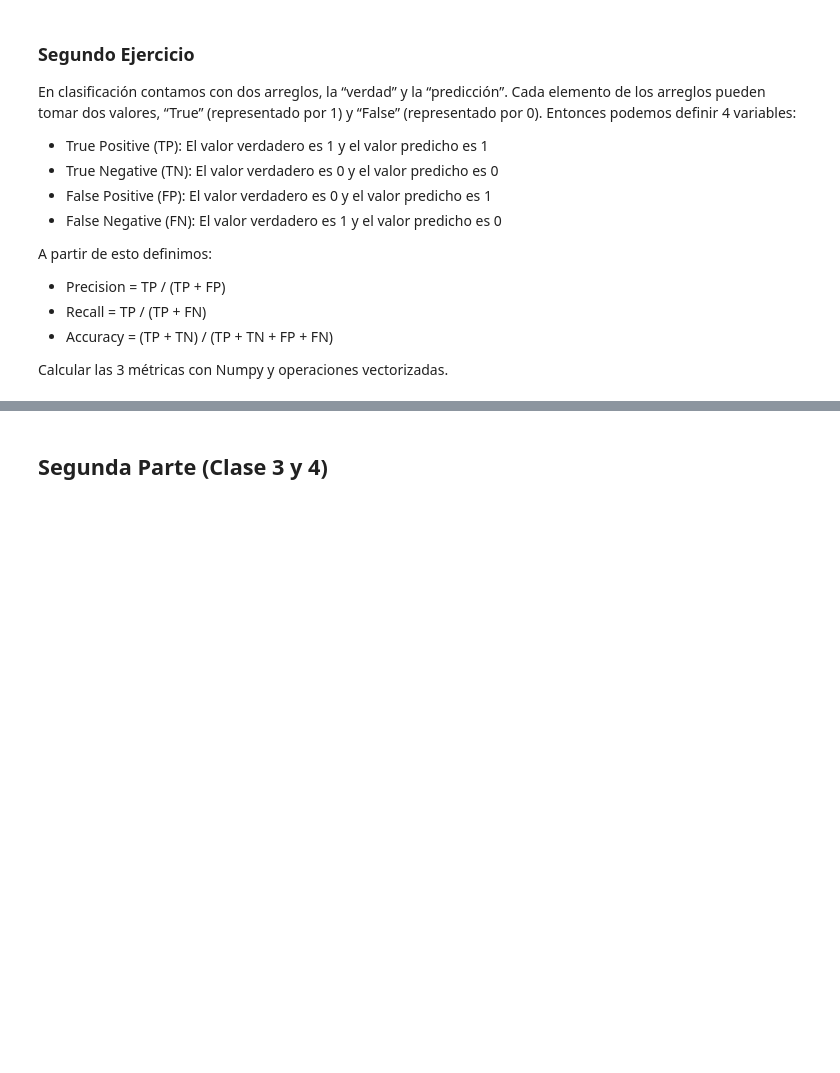
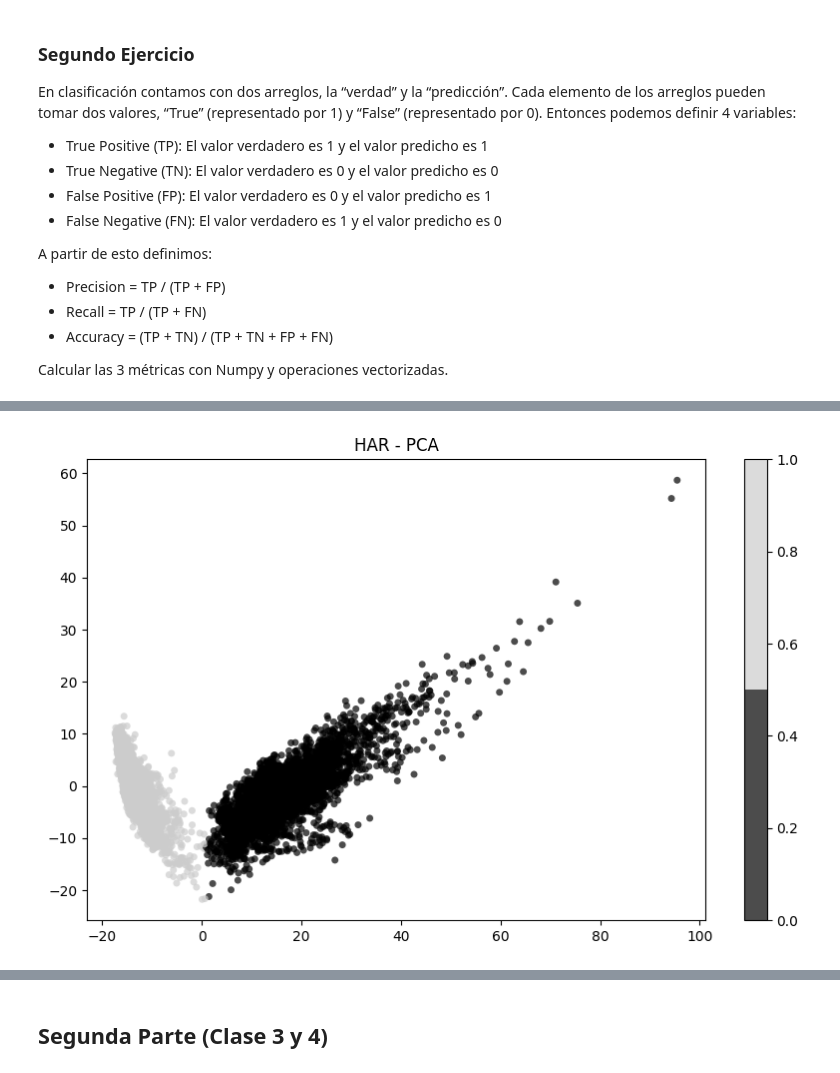
Before and after one commit to FIUBA-Posgrado-Inteligencia-Artificial/intro_ia, a Jupyter notebook: tp_integrador_enunciado/tp_integrador.ipynb, the cells around one changed output, grey strips where cells are left out. Cells and saved outputs as stored; diff of their text form; code cells hidden in the pictures; blank space fills up the shorter version.

```diff
--- a/tp_integrador_enunciado/tp_integrador.ipynb
+++ b/tp_integrador_enunciado/tp_integrador.ipynb
@@ -104,0 +176,12 @@ Para este ejercicio vamos a considerar los siguientes datasets:
+# %%
+kmeans_m = KMeans(n_clusters=2, n_init=100, random_state=RANDOM_STATE)
+kmeans_m.fit(X_pca)
+cluster_labels_mov = kmeans_m.labels_
+# %%
+# Graficamos los primeros dos componentes - clusters id
+plt.figure(figsize=(10,6))
+plt.scatter(X_pca[:, 0], X_pca[:, 1], s=25, c=cluster_labels_mov, cmap=plt.cm.get_cmap('nipy_spectral', 2),edgecolor='none', alpha=0.7)
+plt.colorbar()
+plt.title('HAR - PCA');
+# %% [output]
+[figure, added]
```
Also changed, not shown: parts of 33 cells of this notebook, 31 other files.
